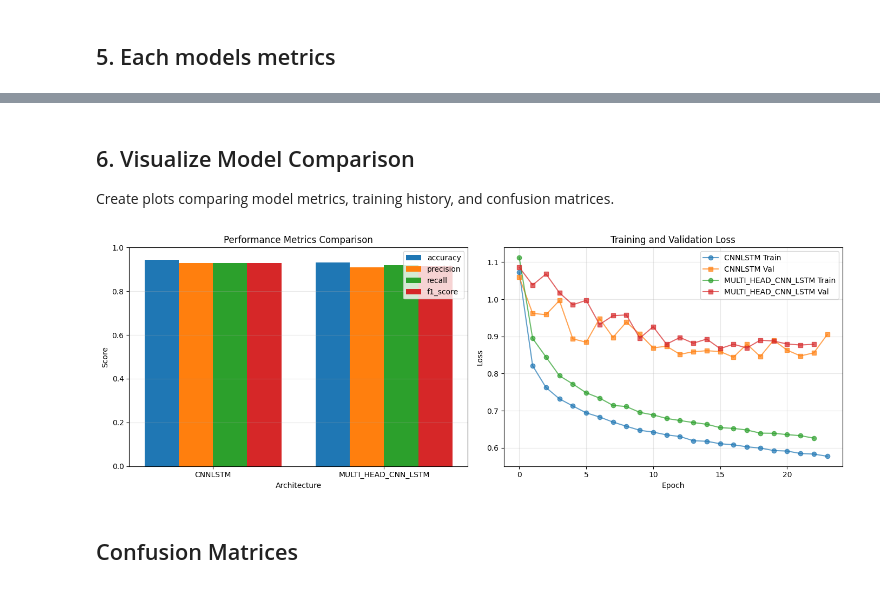
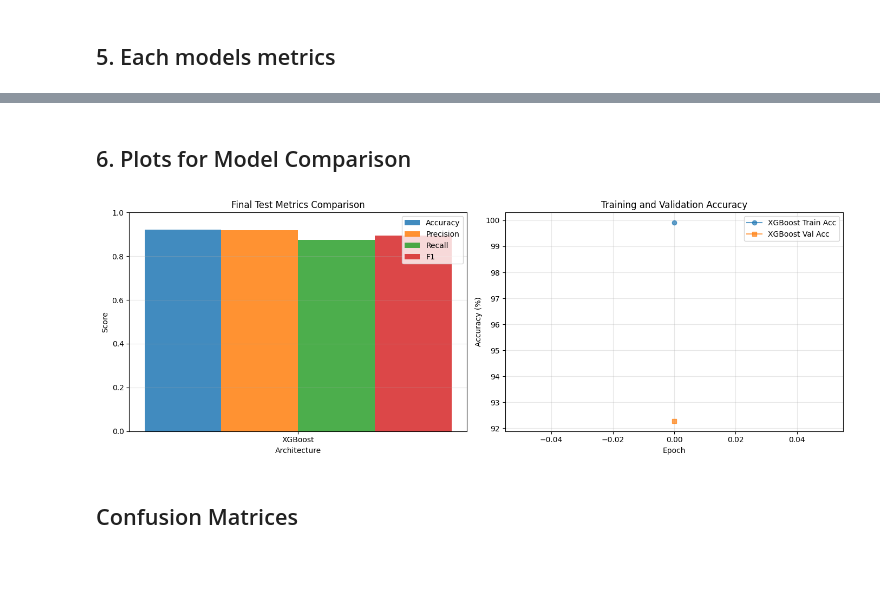
Before and after one commit to HarijsTekutis/Exercise-recognition-, a Jupyter notebook: main.ipynb, the cells around one changed output, grey strips where cells are left out. Cells and saved outputs as stored; diff of their text form; code cells hidden in the pictures.

```diff
--- a/main.ipynb
+++ b/main.ipynb
@@ -329,50 +366,53 @@ Saved results to model_comparison_results/results.json
 # %% [markdown]
-## 6. Visualize Model Comparison
-Create plots comparing model metrics, training history, and confusion matrices.
+## 6. Plots for Model Comparison
 # %%
 # Create comparison visualizations
 fig, axes = plt.subplots(1, 2, figsize=(14, 5))
 
-# 1. Metrics Comparison
-metrics_names = ["accuracy", "precision", "recall", "f1_score"]
 architectures = list(results.keys())
 
-metrics_data = {
-    metric: [results[arch]["metrics"][metric] for arch in architectures]
-    for metric in metrics_names
-}
+# 1. Model Metrics Comparison (uses final evaluation metrics)
+metric_names = ["accuracy", "precision", "recall", "f1_score"]
+metric_labels = ["Accuracy", "Precision", "Recall", "F1"]
 
 x = np.arange(len(architectures))
-width = 0.2
+width = 0.18
 
-for i, metric in enumerate(metrics_names):
-    axes[0].bar(x + i * width, metrics_data[metric], width, label=metric)
+for idx, (metric_name, metric_label) in enumerate(zip(metric_names, metric_labels)):
+    metric_values = [results[arch]["metrics"][metric_name] for arch in architectures]
+    axes[0].bar(
+        x + (idx - 1.5) * width,
+        metric_values,
+        width,
+        label=metric_label,
+        alpha=0.85,
+    )
 
 axes[0].set_xlabel("Architecture")
 axes[0].set_ylabel("Score")
-axes[0].set_title("Performance Metrics Comparison")
-axes[0].set_xticks(x + width * 1.5)
+axes[0].set_title("Final Test Metrics Comparison")
+axes[0].set_xticks(x)
 axes[0].set_xticklabels(architectures)
 axes[0].legend()
 axes[0].set_ylim([0, 1])
 axes[0].grid(axis="y", alpha=0.3)
 
-# 2. Training Loss History
+# 2. Training and Validation Accuracy Over Epochs
 for arch in architectures:
     history = results[arch]["history"]
-    axes[1].plot(history["train_losses"], label=f"{arch} Train", marker="o", alpha=0.7)
-    axes[1].plot(history["val_losses"], label=f"{arch} Val", marker="s", alpha=0.7)
+    axes[1].plot(history["train_accuracies"], label=f"{arch} Train Acc", marker="o", alpha=0.7)
+    axes[1].plot(history["val_accuracies"], label=f"{arch} Val Acc", marker="s", alpha=0.7)
 
 axes[1].set_xlabel("Epoch")
-axes[1].set_ylabel("Loss")
-axes[1].set_title("Training and Validation Loss")
+axes[1].set_ylabel("Accuracy (%)")
+axes[1].set_title("Training and Validation Accuracy")
 axes[1].legend()
 axes[1].grid(alpha=0.3)
 
 plt.tight_layout()
 plt.show()
 # %% [output]
-[figure, old version]
+[figure, new version]
 # %% [markdown]
 ## Confusion Matrices
 # %%
```
Also changed, not shown: parts of 7 cells of this notebook, 11 other files.
